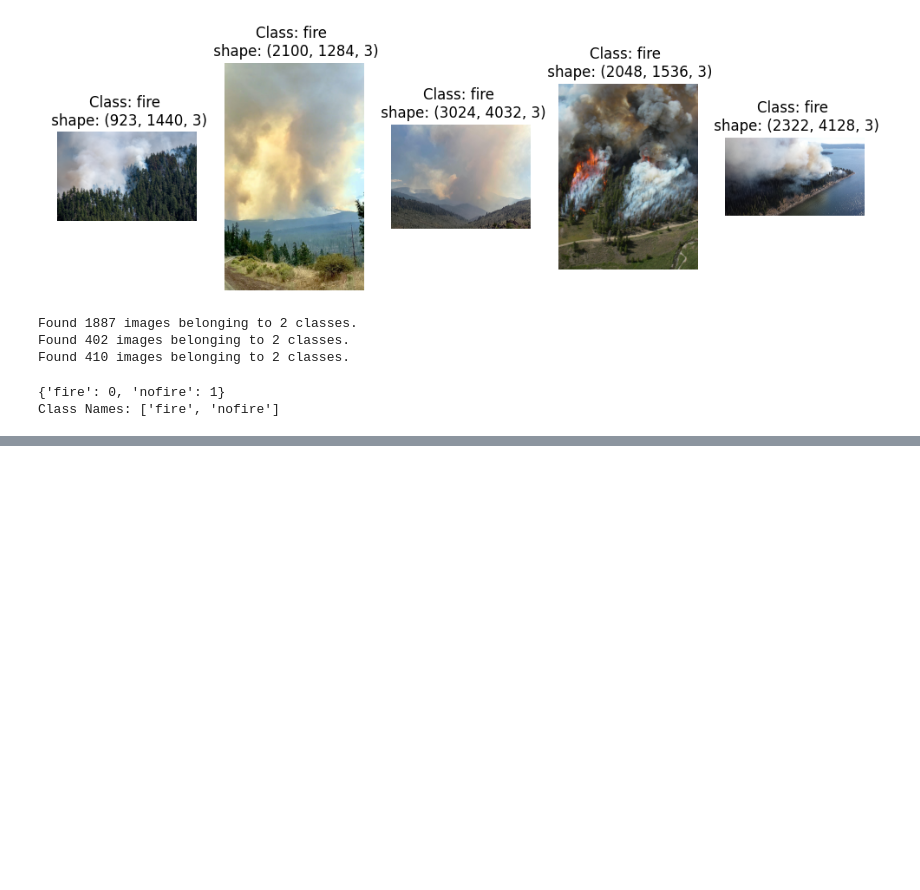
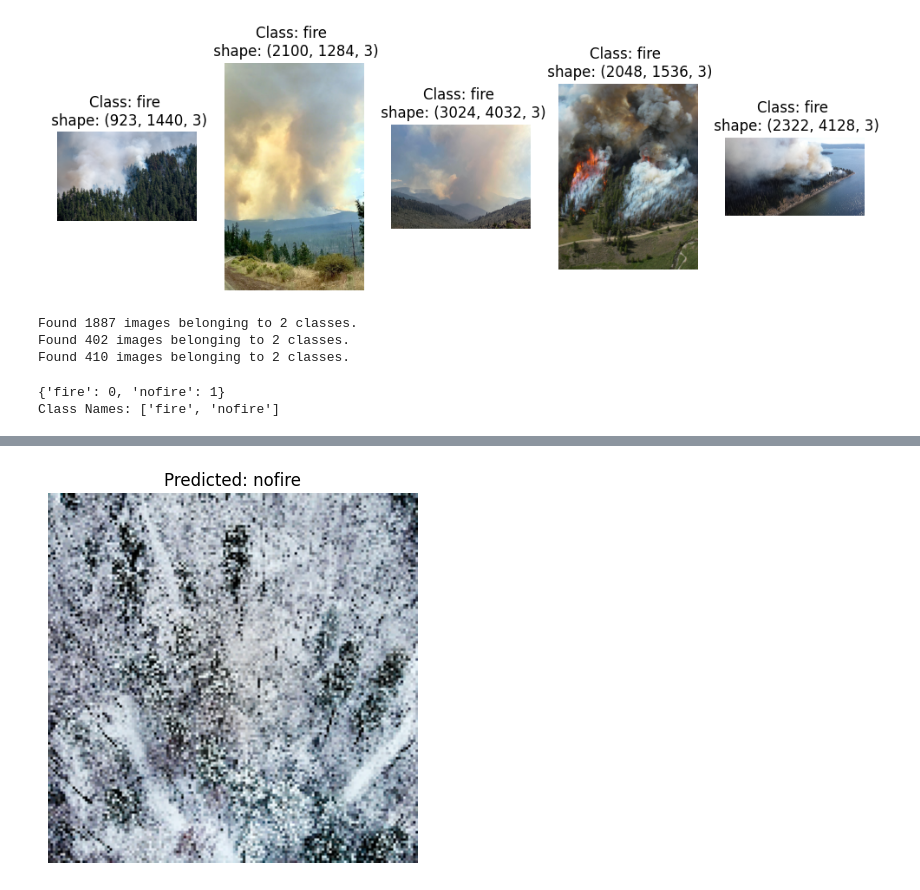
Before and after one commit to KrDevanshu06/Forest-Fire-Detection-using-DL, a Jupyter notebook: Forest_Fire_Detection_using_DL.ipynb, the cells around one changed output, grey strips where cells are left out. Cells and saved outputs as stored; diff of their text form; code cells hidden in the pictures; blank space fills up the shorter version.

```diff
--- a/Forest_Fire_Detection_using_DL.ipynb
+++ b/Forest_Fire_Detection_using_DL.ipynb
@@ -144,0 +274,3 @@ model = Sequential(
+# %%
+predict_fire('/kaggle/input/the-wildfire-dataset/the_wildfire_dataset_2n_version/test/nofire/stories-tNhGCix_HvA-unsplash.jpg')
+# %% [output]
@@ -144,0 +278 @@ model = Sequential(
+[figure, added]
```
Also changed, not shown: parts of 11 cells of this notebook.
